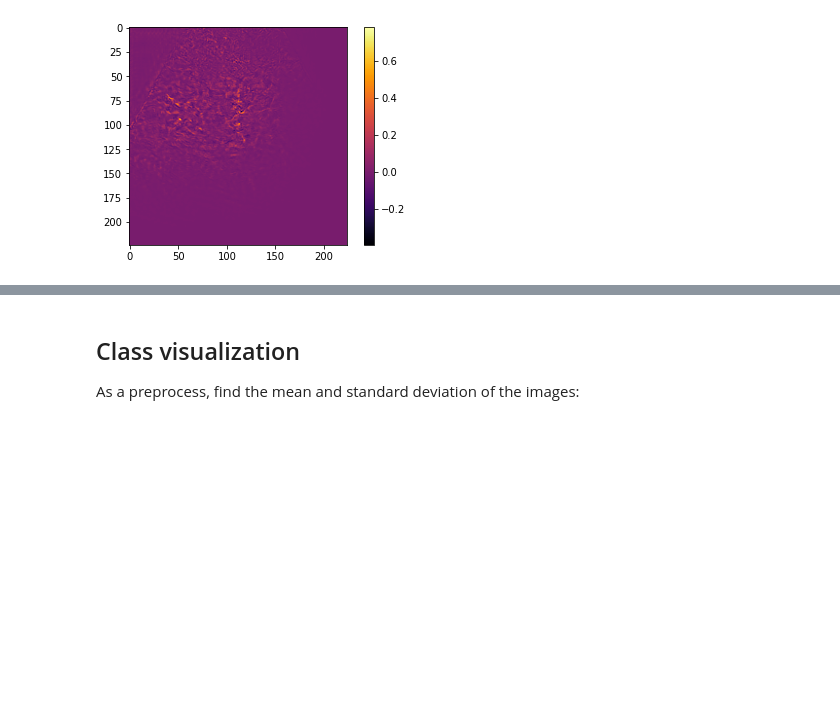
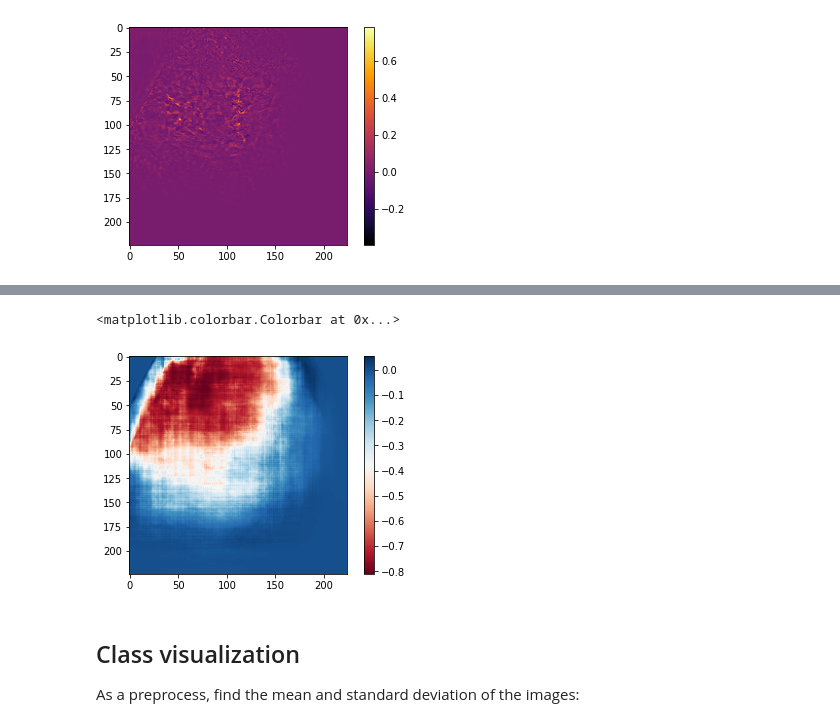
Before and after one commit to ar-ambuj23/covid19_pocus_ultrasound_pytorch, a Jupyter notebook: code/scripts/training_vgg.ipynb, the cells around one changed output, grey strips where cells are left out. Drawn from its saved outputs; the diff is of its cells as text; code cells hidden in the pictures; blank space fills up the shorter version.

Commit message:
Got first occlusion sensitivity result

```diff
--- a/code/scripts/training_vgg.ipynb
+++ b/code/scripts/training_vgg.ipynb
@@ -688,0 +695,5 @@ plt.colorbar()
+# %%
+sens_test_img = X[test_batch_idx,:,:,:].unsqueeze(dim=0)
+sens_test_class = y[test_batch_idx].item()
+# %%
+sensitivity_map = vizutils.occlusion_sensitivy(sens_test_img, sens_test_class, nathans_vgg)
@@ -689,3 +718,9 @@ plt.colorbar()
+# %%
+plt.imshow(sensitivity_map,cmap=plt.cm.RdBu)
+plt.colorbar()
+# %% [output]
+<matplotlib.colorbar.Colorbar at 0x...>
+[figure, added]
 # %% [markdown]
 ## Class visualization
 As a preprocess, find the mean and standard deviation of the images:
```
Also changed, not shown: parts of 11 cells of this notebook, 1 other file.
